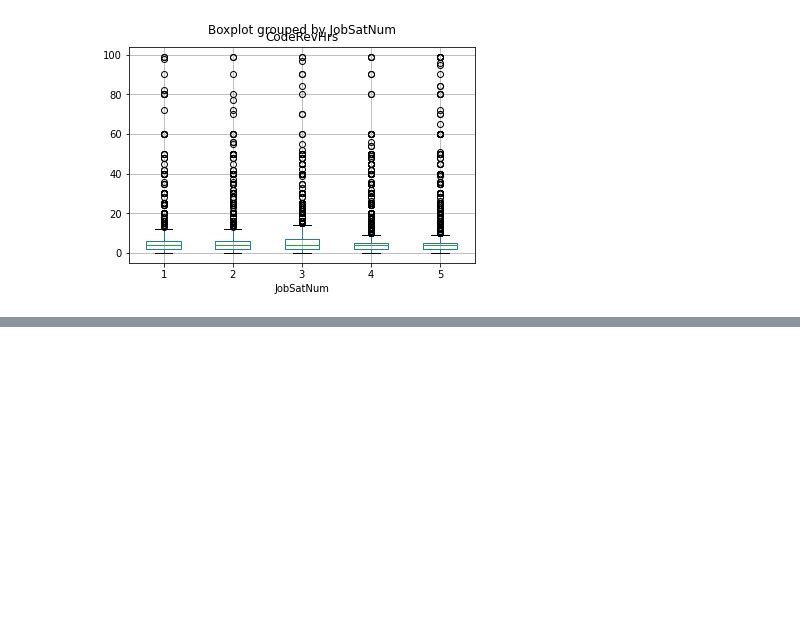
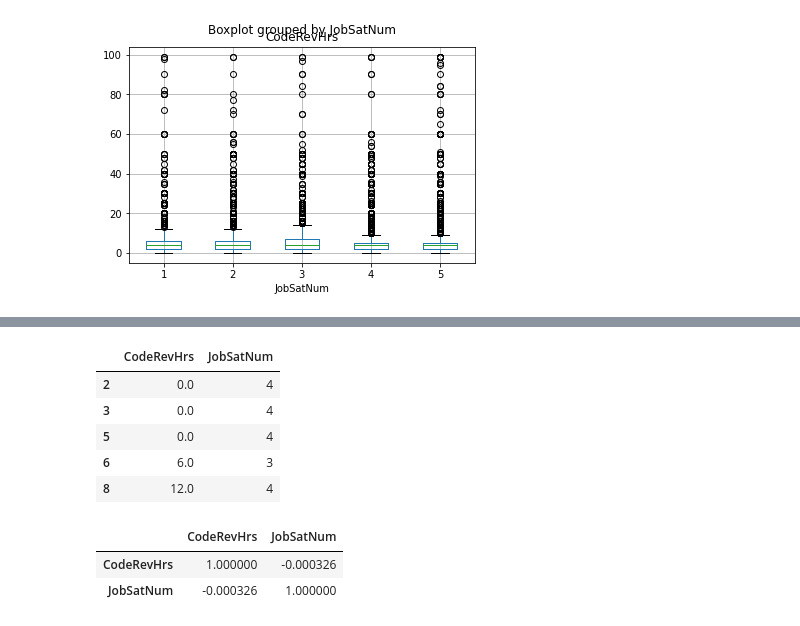
Before and after one commit to jamsidedown/data_science_blog_post_udacity, a Jupyter notebook: src/code_review_job_satisfaction.ipynb, the cells around one changed output, grey strips where cells are left out. Drawn from its saved outputs; the diff is of its cells as text; code cells hidden in the pictures; blank space fills up the shorter version.

```diff
--- a/src/code_review_job_satisfaction.ipynb
+++ b/src/code_review_job_satisfaction.ipynb
@@ -121,0 +147,31 @@ df_hrs.boxplot(by='JobSatNum', column='CodeRevHrs')
+# %%
+def filler(row):
+    if pandas.isna(row['CodeRevHrs']):
+        return 0.0 if row['CodeRev'] == 'No' else numpy.NaN
+    return row['CodeRevHrs']
+
+filled = df.copy()
+filled['CodeRevHrs'] = filled.apply(filler, axis=1)
+filled = filled[['CodeRevHrs', 'JobSat']]
+filled = filled.dropna()
+
+filled['JobSatNum'] = filled.apply(sat_to_num, axis=1)
+filled = filled[['CodeRevHrs', 'JobSatNum']]
+
+filled.head()
+# %% [output]
+|  | CodeRevHrs | JobSatNum |
+| 2 | 0.0 | 4 |
+| 3 | 0.0 | 4 |
+| 5 | 0.0 | 4 |
+| 6 | 6.0 | 3 |
+| 8 | 12.0 | 4 |
+# %%
+filled.corr()
+
+# It looks like by itself, time spent reviewing code is no indication
+# of job satisfaction at all
+# %% [output]
+|  | CodeRevHrs | JobSatNum |
+| CodeRevHrs | 1.000000 | -0.000326 |
+| JobSatNum | -0.000326 | 1.000000 |
```
Also changed, not shown: parts of 4 cells of this notebook.
